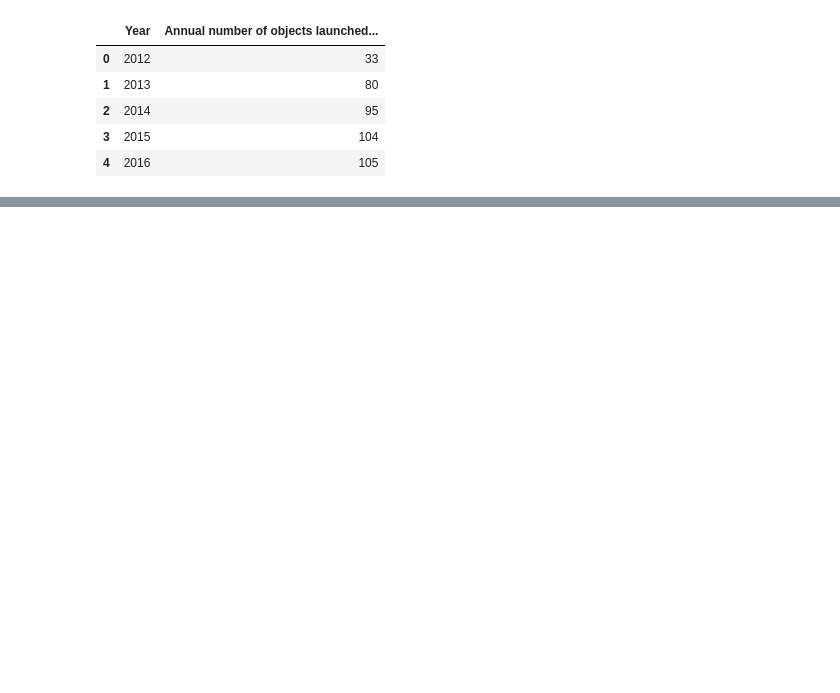
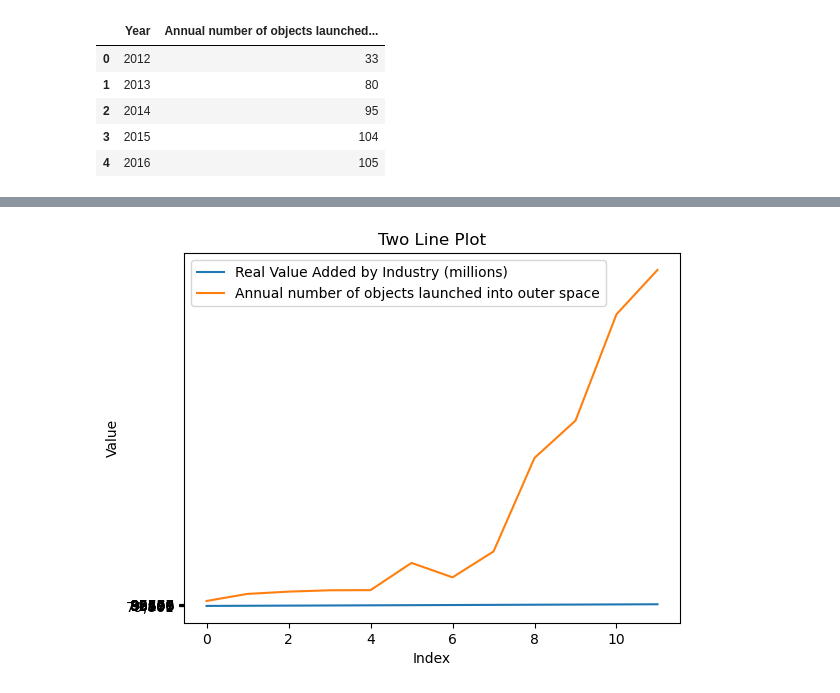
Before and after one commit to amishmish/cdc2025, a Jupyter notebook: newAmishi.ipynb, the cells around one changed output, grey strips where cells are left out. Drawn from its saved outputs; the diff is of its cells as text; code cells hidden in the pictures; blank space fills up the shorter version.

```diff
--- a/newAmishi.ipynb
+++ b/newAmishi.ipynb
@@ -52,0 +46,11 @@ private
+# %%
+# Replace 'column1' and 'column2' with your actual column names
+plt.plot(private['Real Value Added by Industry (millions)'], label='Real Value Added by Industry (millions)')
+plt.plot(private['Annual number of objects launched into outer space'], label='Annual number of objects launched into outer space')
+plt.legend()
+plt.xlabel('Index')
+plt.ylabel('Value')
+plt.title('Two Line Plot')
+plt.show()
+# %% [output]
+[figure, added]
```
Also changed, not shown: parts of 1 cell of this notebook.
